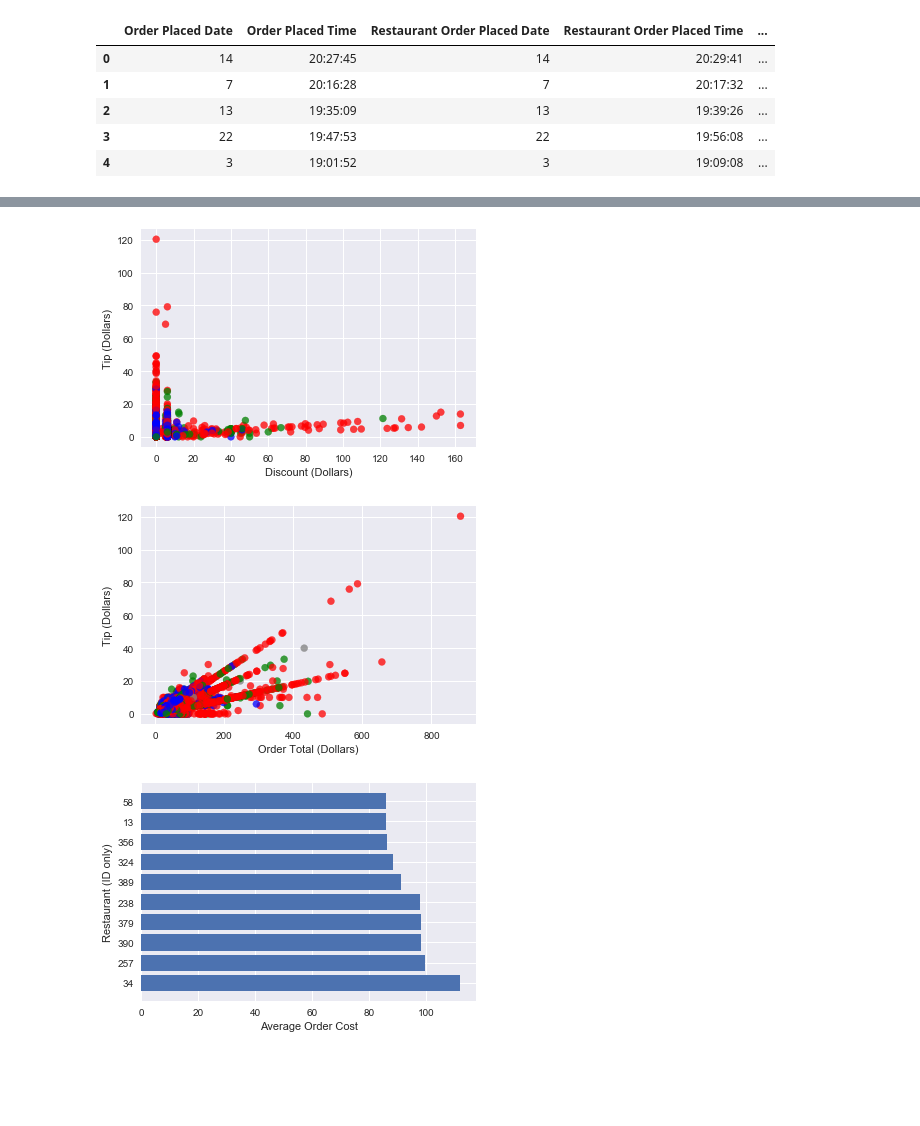
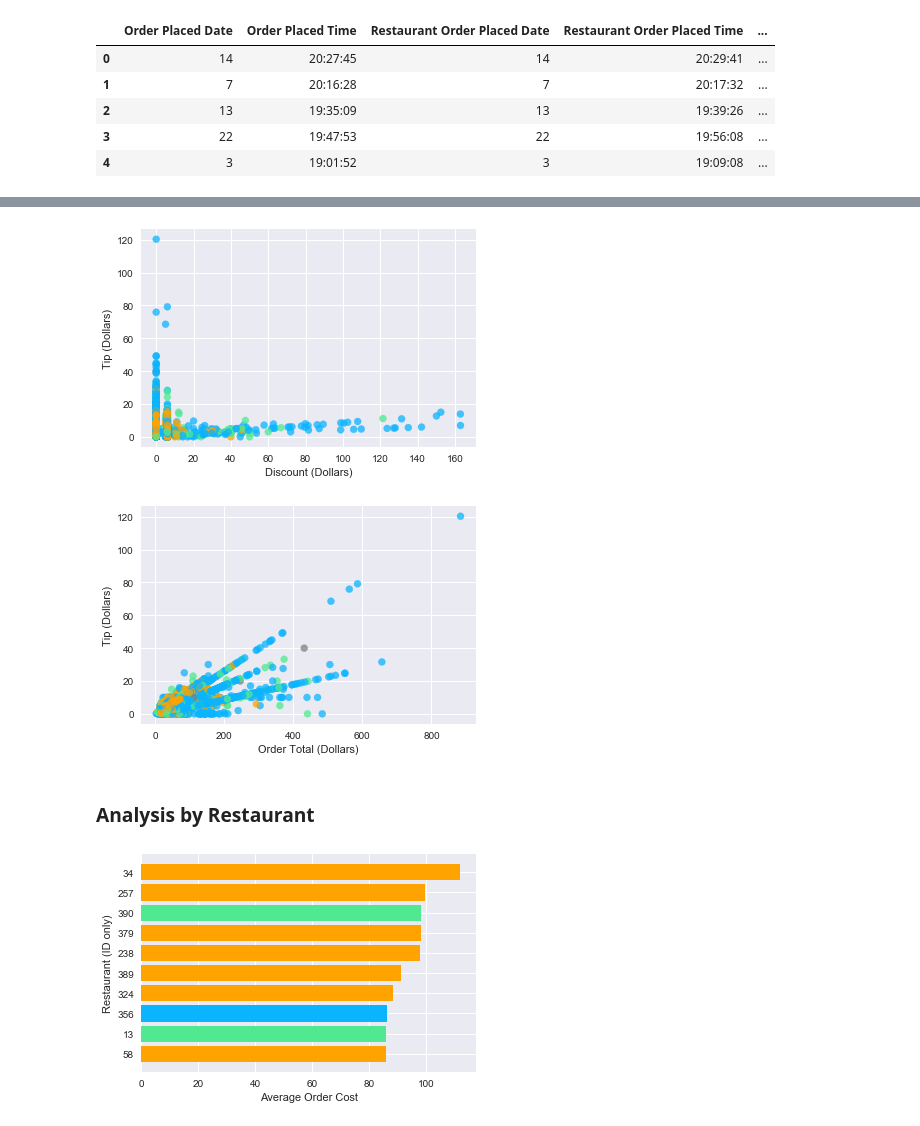
Before and after one commit to toestie/fooddelivery-dataset, a Jupyter notebook: notebooks/analysis.ipynb, the cells around one changed output, grey strips where cells are left out. Drawn from its saved outputs; the diff is of its cells as text; code cells hidden in the pictures; blank space fills up the shorter version.

Commit message:
reformatted whole notebook; restaurant aggregate dataframe

```diff
--- a/notebooks/analysis.ipynb
+++ b/notebooks/analysis.ipynb
@@ -138,0 +152,4 @@ df.head()
+# %%
+# Time difference to get food to customer (Delivered time - Order time) in minutes
+df['Total_Delivery_Time'] = (df['Delivered Datetime'] - df['Order Placed Datetime']) / pd.Timedelta(minutes=1)
+df.head()
@@ -138,0 +227,4 @@ df.head()
+# %%
+colors = {'Palo Alto':'#0bb4ff', 'Mountain View':'#50e991', 'San Jose':'#ffa300', 'None':'gray'}
+#Dutch Field palette from https://wpdatatables.com/data-visualization-color-palette/
+#[#e60049″, “#0bb4ff”, “#50e991”, “#e6d800”, “#9b19f5”, “#ffa300”, “#dc0ab4”, “#b3d4ff”, “#00bfa0”]
@@ -165,33 +247,31 @@ df.head()
 # See if any correlation between location, delivery time, and tip
 fig, ax = plt.subplots()
 # df['Delivery_Region'].unique()
-colors = {'Palo Alto':'red', 'Mountain View':'green', 'San Jose':'blue', 'None':'gray'}
 ax.scatter(df['Amount_of_discount'], df['Amount_of_tip'], c=df['Delivery_Region'].map(colors), alpha=0.75)
 plt.xlabel("Discount (Dollars)")
 plt.ylabel("Tip (Dollars)")
 plt.show()
 # %% [output]
-[figure, old version]
+[figure, new version]
 # %%
 fig, ax = plt.subplots()
-colors = {'Palo Alto':'red', 'Mountain View':'green', 'San Jose':'blue', 'None':'gray'}
 ax.scatter(df['Order_total'], df['Amount_of_tip'], c=df['Delivery_Region'].map(colors), alpha=0.75)
 plt.xlabel("Order Total (Dollars)")
 plt.ylabel("Tip (Dollars)")
 plt.savefig("../artifacts/CostvsTip.png")
 plt.show()
 # %% [output]
-[figure, old version]
+[figure, new version]
+# %% [markdown]
+### Analysis by Restaurant
 # %%
-# Restaurants with the highest cost orders
-avg_rest_order = df.groupby('Restaurant_ID')['Order_total'].mean().reset_index()
-avg_rest_order = avg_rest_order.sort_values(by='Order_total', ascending=False)
-avg_rest_order = avg_rest_order.astype({"Restaurant_ID":"str"})
+# Restaurants with the highest average cost orders
+avg_rest_order = per_restaurant.sort_values(by='Average_Order_Cost', ascending=True)
 
-plt.barh(avg_rest_order["Restaurant_ID"][0:10], avg_rest_order["Order_total"][0:10])
+plt.barh(avg_rest_order["Restaurant_ID"].tail(10), avg_rest_order["Average_Order_Cost"].tail(10), color=avg_rest_order['Most_Common_Region'].map(colors))
 plt.ylabel("Restaurant (ID only)")
 plt.xlabel("Average Order Cost")
 plt.savefig("../artifacts/highestordercost.png")
 plt.show()
 # %% [output]
-[figure, old version]
+[figure, new version]
```
Also changed, not shown: parts of 17 cells of this notebook, 6 other files.
